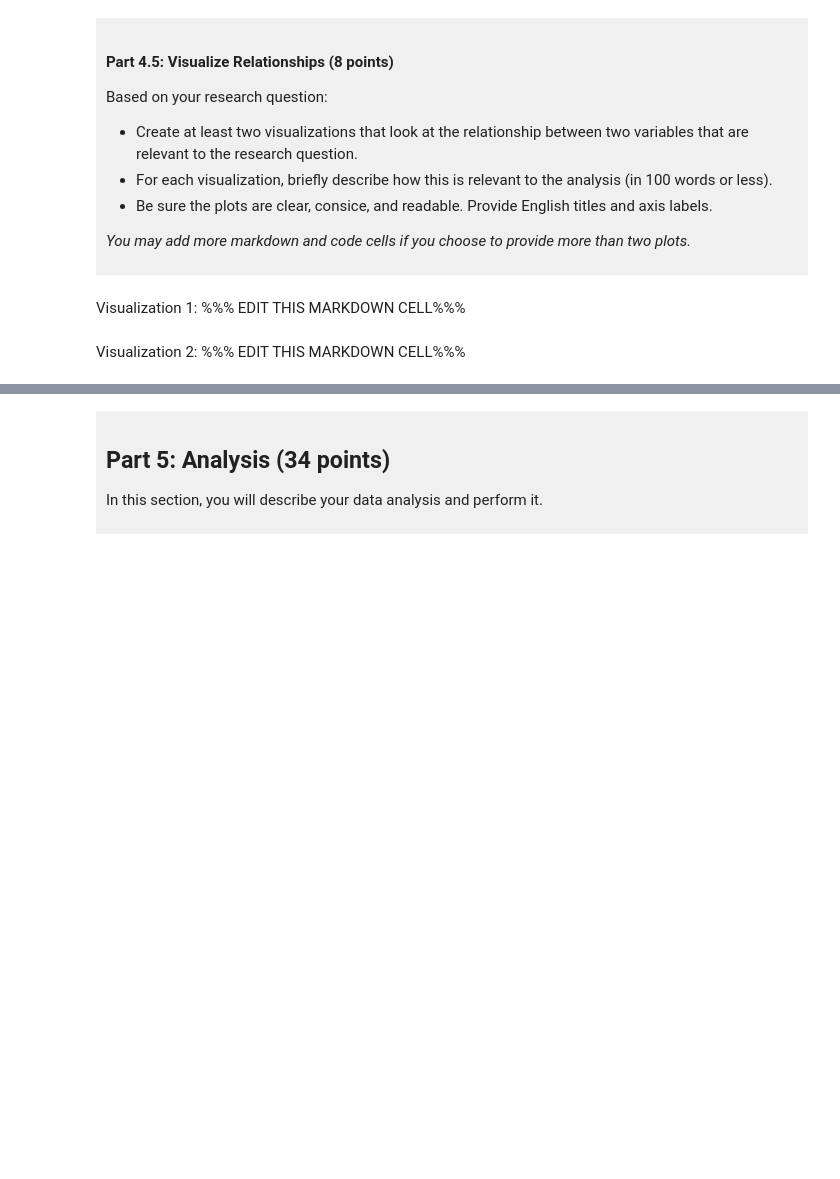
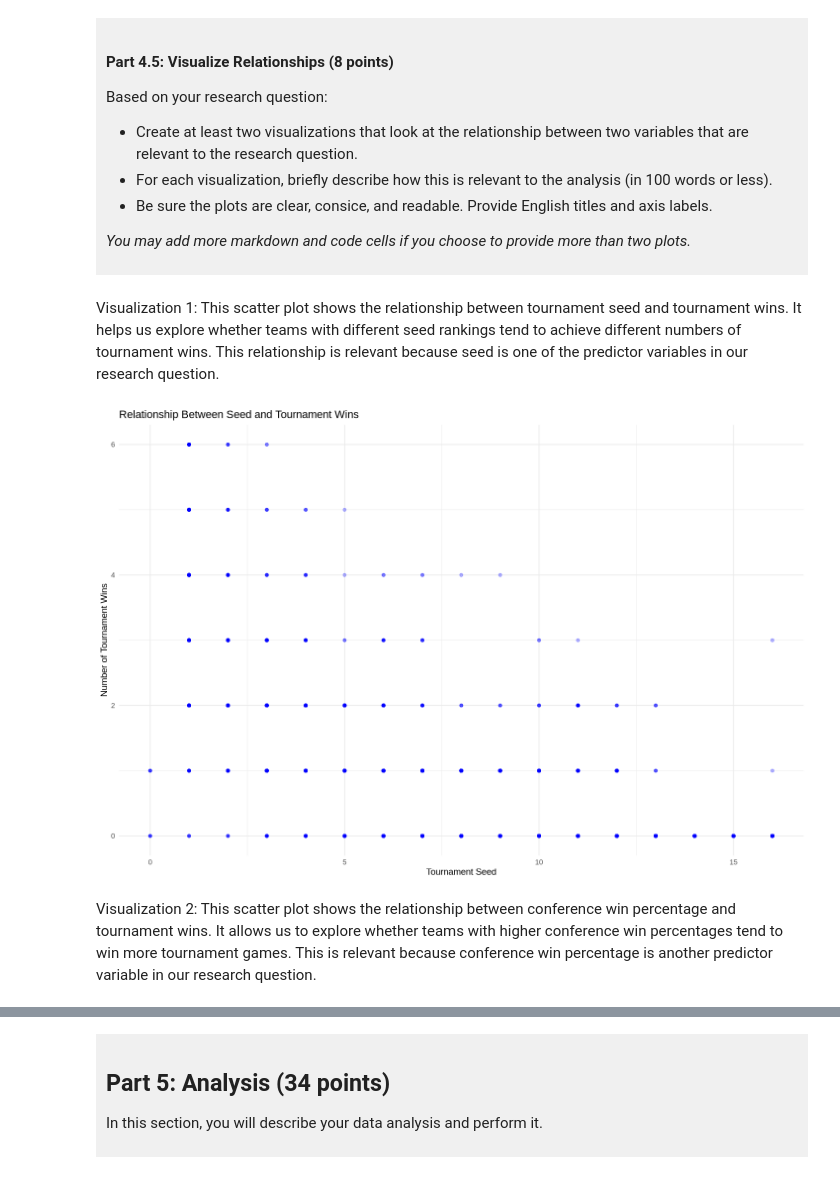
Before and after one commit to alexhongze0907/dsci-100-project-alex-yu, a Jupyter notebook: dsci-100-project-notebook.ipynb, the cells around one changed output, grey strips where cells are left out. Saved outputs shown, nothing was run; the diff lists cells and outputs as text; code cells hidden in the pictures; blank space fills up the shorter version.

```diff
--- a/dsci-100-project-notebook.ipynb
+++ b/dsci-100-project-notebook.ipynb
@@ -285,9 +309,21 @@ Based on your research question:
 *You may add more markdown and code cells if you choose to provide more than two plots.*
 </div>
 # %% [markdown]
-Visualization 1: %%% EDIT THIS MARKDOWN CELL%%%
+Visualization 1: This scatter plot shows the relationship between tournament seed and tournament wins. It helps us explore whether teams with different seed rankings tend to achieve different numbers of tournament wins. This relationship is relevant because seed is one of the predictor variables in our research question.
 # %%
-### EDIT THIS CODE CELL FOR VISUALIZATION 1###
+options(repr.plot.width = 12, repr.plot.height = 8)
+
+march_madness_tidy |>
+  ggplot(aes(x = seed, y = tourney_wins)) +
+  geom_point(alpha = 0.3, color = "blue") +
+  labs(
+      title = "Relationship Between Seed and Tournament Wins",
+      x = "Tournament Seed",
+      y = "Number of Tournament Wins"
+      ) +
+  theme_minimal()
+# %% [output]
+[figure, added]
 # %% [markdown]
-Visualization 2: %%% EDIT THIS MARKDOWN CELL%%%
+Visualization 2: This scatter plot shows the relationship between conference win percentage and tournament wins. It allows us to explore whether teams with higher conference win percentages tend to win more tournament games. This is relevant because conference win percentage is another predictor variable in our research question.
 # %%
```
Also changed, not shown: parts of 24 cells of this notebook.
